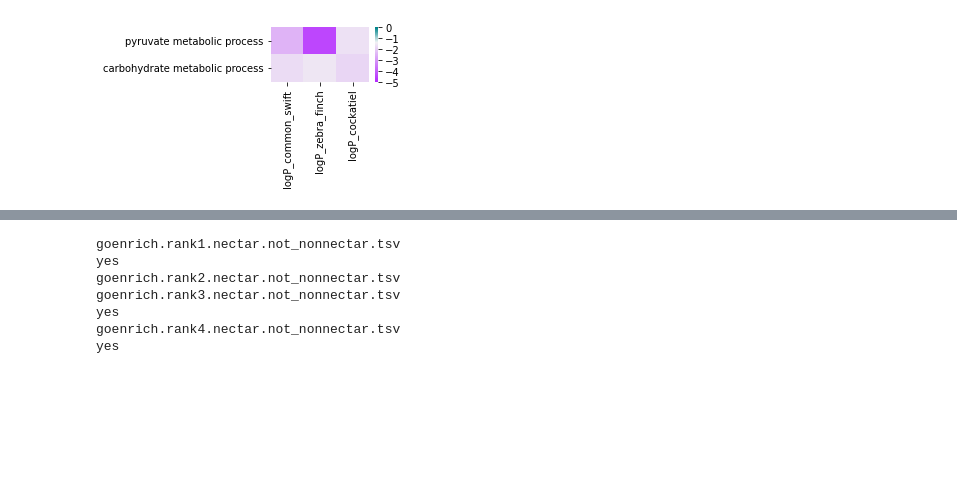
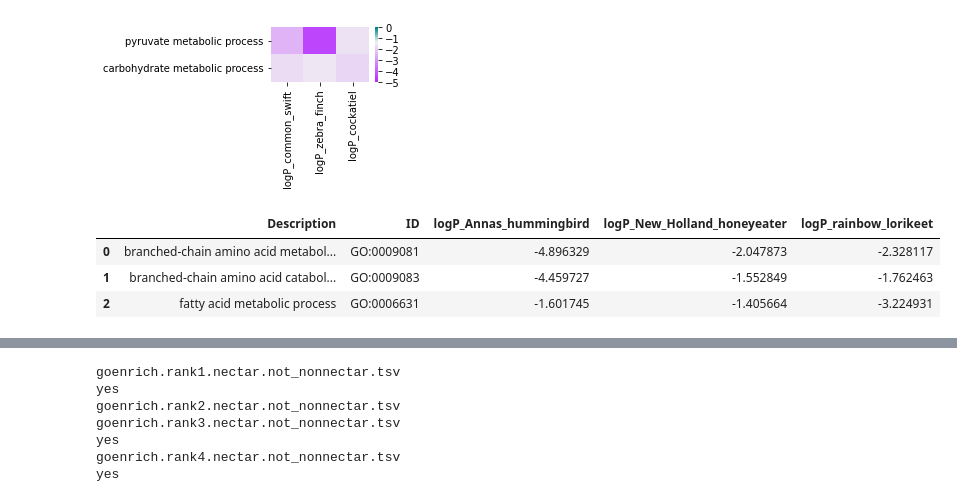
Before and after one commit to osipovarev/absrel, a Jupyter notebook: enrich_go_analysis.ipynb, the cells around one changed output, grey strips where cells are left out. Saved outputs shown, nothing was run; the diff lists cells and outputs as text; code cells hidden in the pictures; blank space fills up the shorter version.

```diff
--- a/enrich_go_analysis.ipynb
+++ b/enrich_go_analysis.ipynb
@@ -199,0 +145,42 @@ fig.tight_layout()
+# %%
+def count_gos(clades, d, t):
+    all_goids = []
+    for clade in clades:
+        all_goids.extend(all_results[(d, clade, t)][all_results[(d, clade, t)]['pvalue'] < 0.05]['ID'])
+    return Counter(all_goids)
+
+all_merged_dfs = {}
+rank = 2
+# rank = 3
+
+for d in directions:
+    for t in tissues:
+        nectar_go_count = count_gos(nectar_clades, d, t)
+        rank_nectar_go = [k for k in nectar_go_count if nectar_go_count[k] == rank]
+
+        data_rank_nectar = {}
+        for clade in nectar_clades:
+            df_clade = all_results[(d, clade, t)]
+            filt_df_clade = df_clade[(df_clade['ID'].isin(rank_nectar_go))][['ID', 'Description', 'pvalue']]
+            data_rank_nectar[clade] = filt_df_clade
+
+        merged_df = pd.DataFrame({'ID': [], 'Description': []})
+        for clade in data_rank_nectar:
+            df = data_rank_nectar[clade]
+            df['logP_{}'.format(clade)] = np.log10(df['pvalue'])
+            df.drop('pvalue', axis=1, inplace=True)
+            if not(df.empty):
+                merged_df = pd.merge(merged_df, df, on=['ID', 'Description'], how='outer')
+                merged_df.set_index('Description', inplace=True)
+        all_merged_dfs[(d, t)] = merged_df
+
+        ## write merged data to file
+        ouf = '{}/rank{}.goenrich.{}.all_nectar.{}.top_0.05.tsv'.format(dir_path, rank, d, t)
+        merged_df.to_csv(ouf, sep='\t')
+# %%
+df
+# %% [output]
+|  | Description | ID | logP_Annas_hummingbird | logP_New_Holland_honeyeater | logP_rainbow_lorikeet |
+| 0 | branched-chain amino acid metabol... | GO:0009081 | -4.896329 | -2.047873 | -2.328117 |
+| 1 | branched-chain amino acid catabol... | GO:0009083 | -4.459727 | -1.552849 | -1.762463 |
+| 2 | fatty acid metabolic process | GO:0006631 | -1.601745 | -1.405664 | -3.224931 |
```
Also changed, not shown: parts of 7 cells of this notebook.
